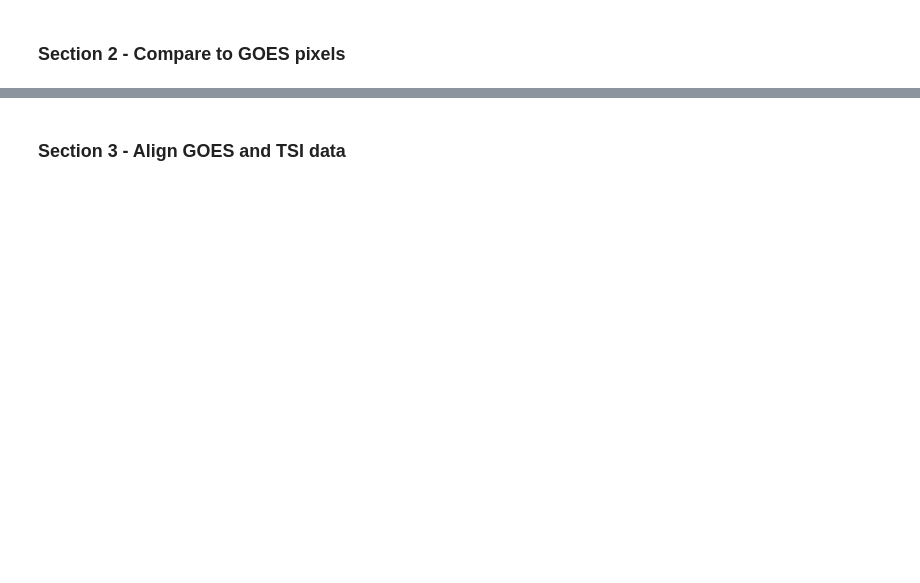
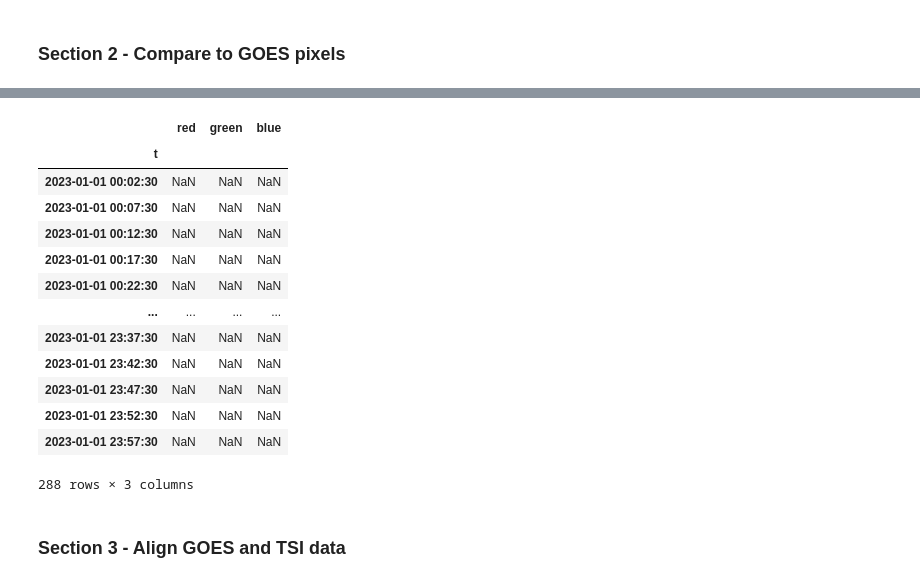
Before and after one commit to clinton-alden/goes_clouds, a Jupyter notebook: analysis/06_tsi_goes_comparison.ipynb, the cells around one changed output, grey strips where cells are left out. Saved outputs shown, nothing was run; the diff lists cells and outputs as text; code cells hidden in the pictures; blank space fills up the shorter version.

```diff
--- a/analysis/06_tsi_goes_comparison.ipynb
+++ b/analysis/06_tsi_goes_comparison.ipynb
@@ -51,9 +147,24 @@ goes_ds = goes_ds.sel(
 # %%
 # Compute spatial averages for red, green, and blue bands over x and y dimensions
-spatial_avg = goes_ds[['red', 'green', 'blue']].mean(dim=['y', 'x'])
+spatial_avg = goes_ds[['red', 'green', 'blue']].mean(dim=['latitude', 'longitude'])
 
 goes_uerw_pixels_df = spatial_avg.to_dataframe()
-goes_uerw_pixels_df.drop(columns=['x_image', 'y_image'], inplace=True)
+goes_uerw_pixels_df
+# %% [output]
+|  | red | green | blue |
+| t |  |  |  |
+| 2023-01-01 00:02:30 | NaN | NaN | NaN |
+| 2023-01-01 00:07:30 | NaN | NaN | NaN |
+| 2023-01-01 00:12:30 | NaN | NaN | NaN |
+| 2023-01-01 00:17:30 | NaN | NaN | NaN |
+| 2023-01-01 00:22:30 | NaN | NaN | NaN |
+| ... | ... | ... | ... |
+| 2023-01-01 23:37:30 | NaN | NaN | NaN |
+| 2023-01-01 23:42:30 | NaN | NaN | NaN |
+| 2023-01-01 23:47:30 | NaN | NaN | NaN |
+| 2023-01-01 23:52:30 | NaN | NaN | NaN |
+| 2023-01-01 23:57:30 | NaN | NaN | NaN |
+288 rows × 3 columns
 # %% [markdown]
 ### Section 3 - Align GOES and TSI data
 # %%
```
Also changed, not shown: parts of 6 cells of this notebook.
